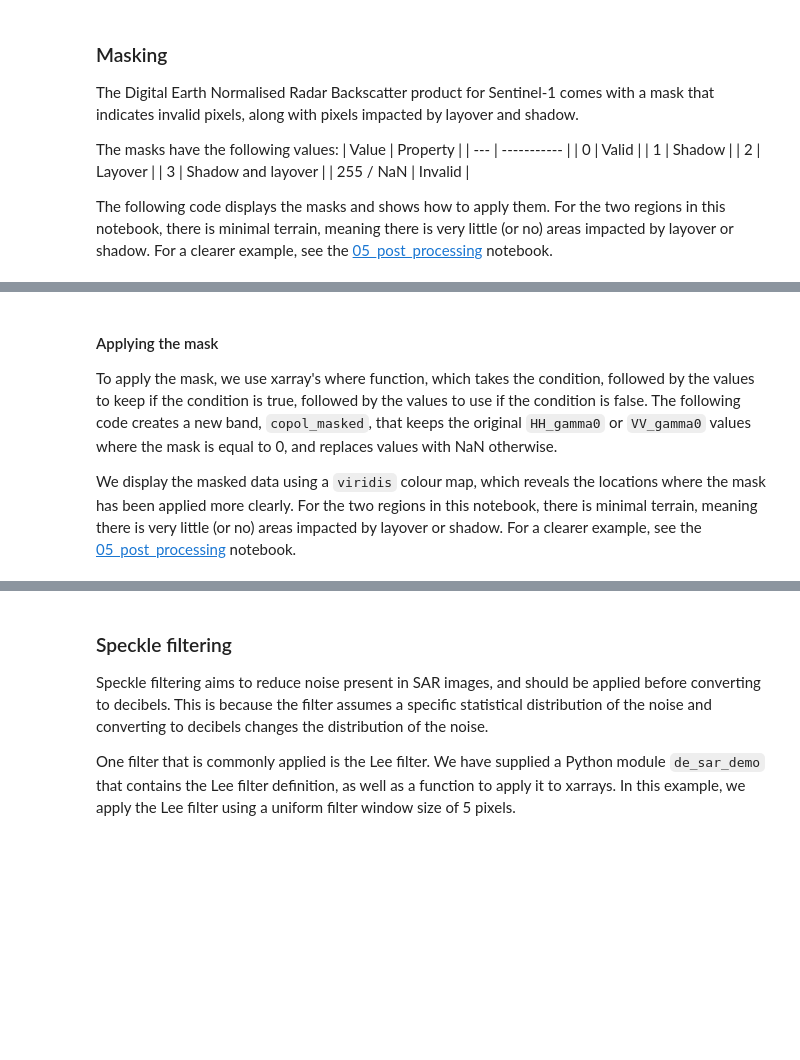
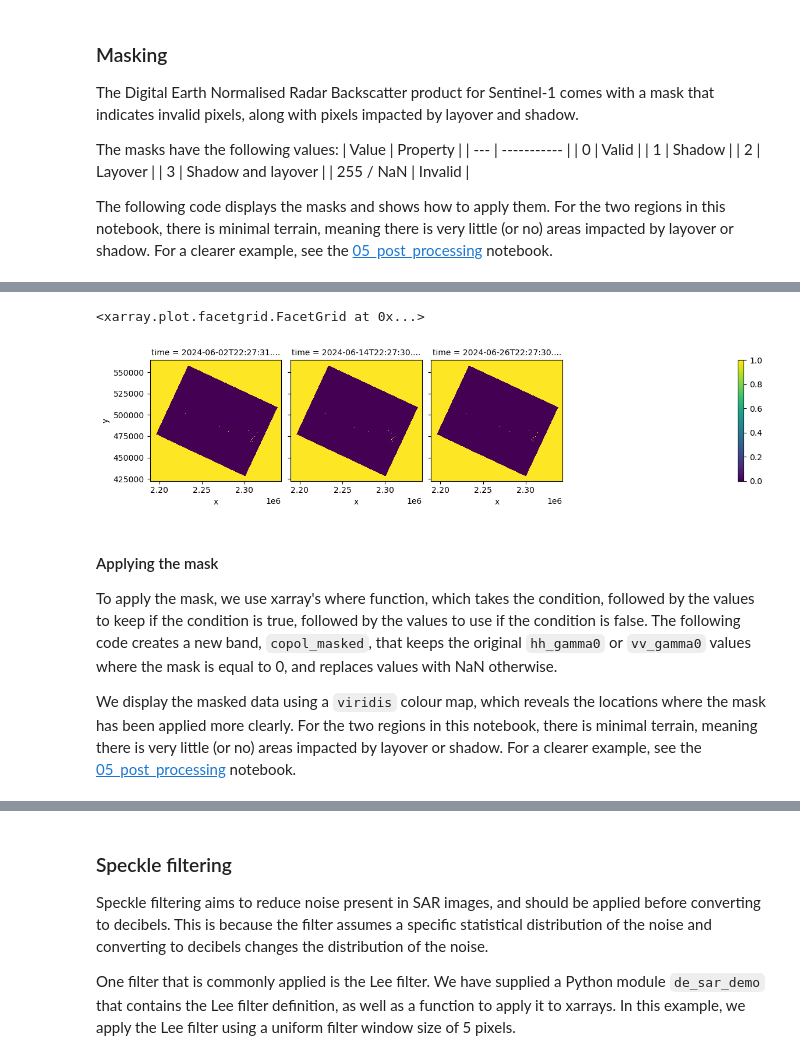
Before and after one commit to eloise-b/de-sar-sample-data, a Jupyter notebook: demo_notebooks/tutorial/02_demonstration.ipynb, the cells around one changed output, grey strips where cells are left out. Saved outputs shown, nothing was run; the diff lists cells and outputs as text; code cells hidden in the pictures; blank space fills up the shorter version.

```diff
--- a/demo_notebooks/tutorial/02_demonstration.ipynb
+++ b/demo_notebooks/tutorial/02_demonstration.ipynb
@@ -233,18 +294,21 @@ By default, this is set to a value of 3 pixels, but you may need to experiment w
 # %%
 from de_sar_demo.masking import dilate_mask
 
 # Create a layer with all non-valid pixels, including both layover and shadow
-non_valid_pixels = ds["mask"] != 0
+non_valid_pixels = ds["oa_layover_shadow_mask"] != 0
 
 # Create the dilated mask
 dilated_mask = dilate_mask(non_valid_pixels, dilation_radius=3)
 
 dilated_mask.plot.imshow(col="time", col_wrap=4)
+# %% [output]
+<xarray.plot.facetgrid.FacetGrid at 0x...>
+[figure, added]
 # %% [markdown]
 #### Applying the mask
 
 To apply the mask, we use xarray's where function, which takes the condition, followed by the values to keep if the condition is true, followed by the values to use if the condition is false.
-The following code creates a new band, `copol_masked`, that keeps the original `HH_gamma0` or `VV_gamma0` values where the mask is equal to 0, and replaces values with NaN otherwise.
+The following code creates a new band, `copol_masked`, that keeps the original `hh_gamma0` or `vv_gamma0` values where the mask is equal to 0, and replaces values with NaN otherwise.
 
 We display the masked data using a `viridis` colour map, which reveals the locations where the mask has been applied more clearly.
 For the two regions in this notebook, there is minimal terrain, meaning there is very little (or no) areas impacted by layover or shadow.
```
Also changed, not shown: parts of 14 cells of this notebook.
